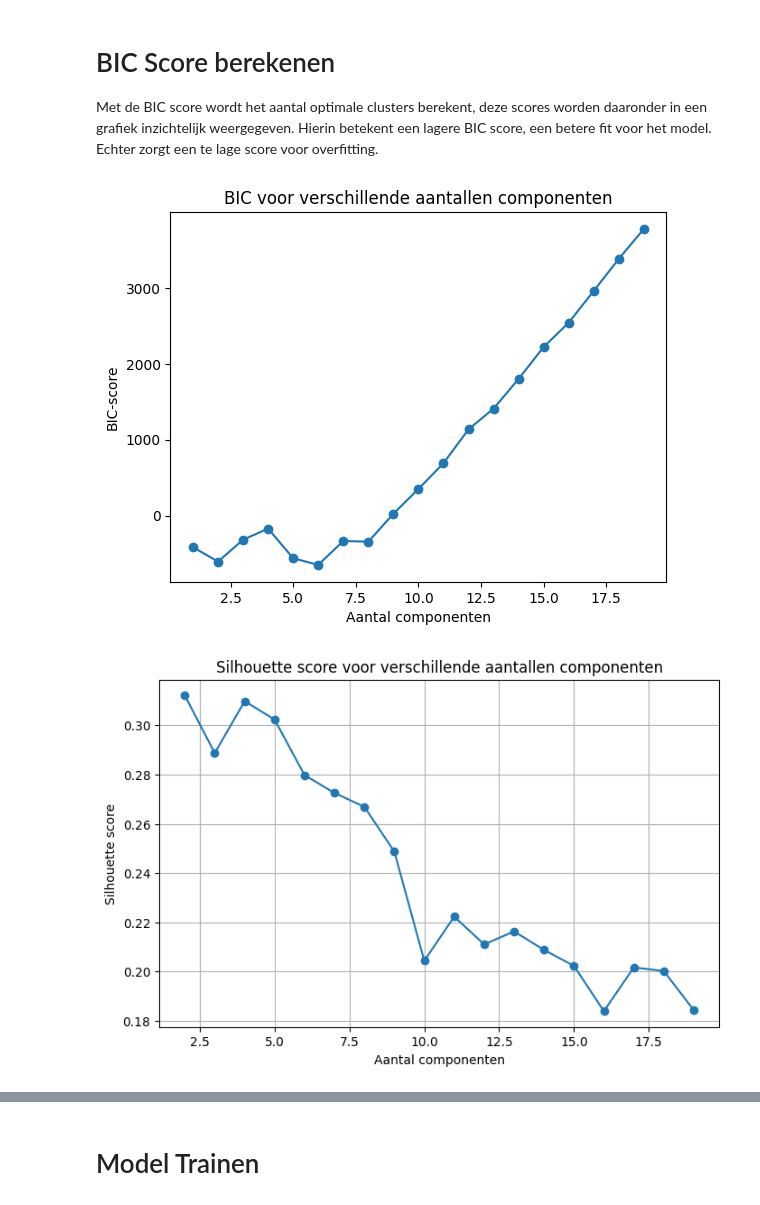
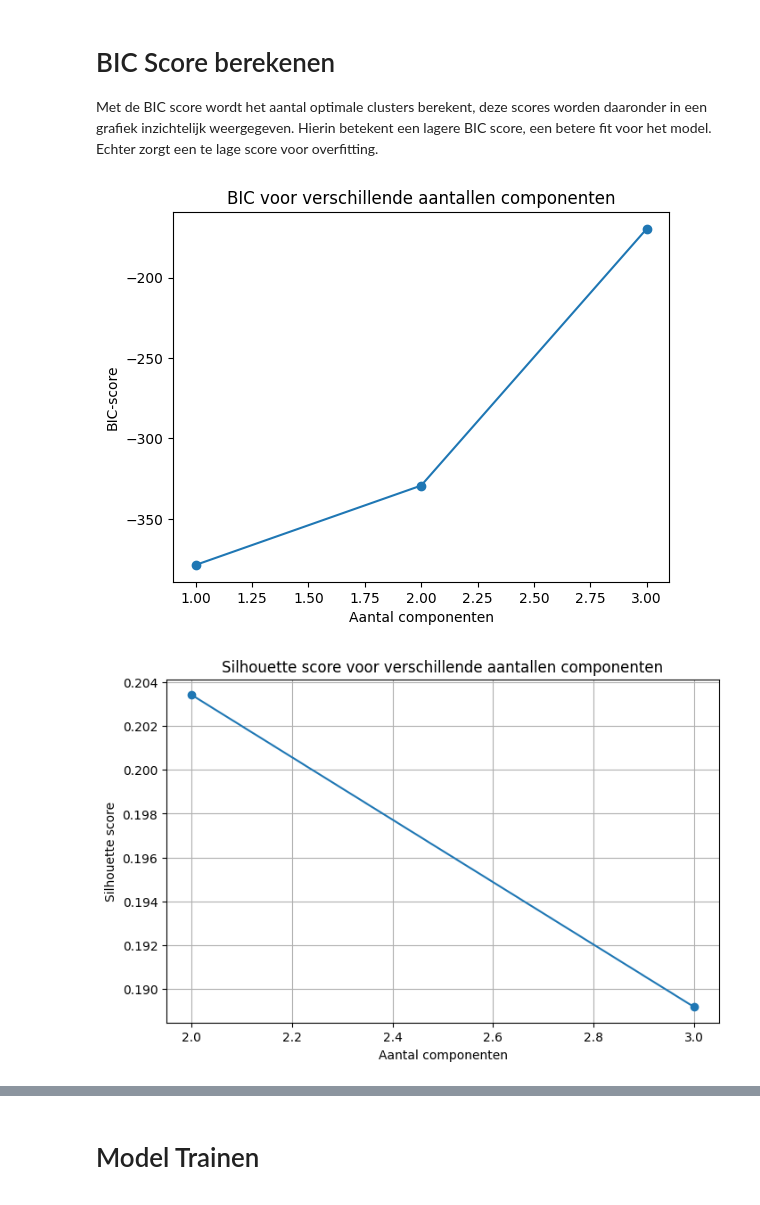
Before and after one commit to Alecvanspr/Proof_of_concept_karman_line, a Jupyter notebook: proof_of_concept.ipynb, the cells around one changed output, grey strips where cells are left out. Cells and saved outputs as stored; diff of their text form; code cells hidden in the pictures.

```diff
--- a/proof_of_concept.ipynb
+++ b/proof_of_concept.ipynb
@@ -57,10 +57,10 @@ df_filtered = df[df['total_sessions'] > 1]
 user_ids = df_filtered['user_id'].values
 
 features = [ 'ratio_finished', 'ratio_mistakes',
-            'goal_time', 'goal_finished_ratio', 'goal_finished_ratio',
-            'list_time', 'list_finished_ratio' , 'list_finished_ratio',
-            'check_time' , 'check_finished_ratio', 'check_finished_ratio',
-            'learn_time', 'learn_finished_ratio' , 'learn_finished_ratio',
+            'goal_time', 'goal_finished_ratio', 'goal_mistakes_ratio',
+            'list_time', 'list_finished_ratio' , 'list_mistakes_ratio',
+            'check_time' , 'check_finished_ratio', 'check_mistakes_ratio',
+            'learn_time', 'learn_finished_ratio' , 'learn_mistakes_ratio',
             'time' ]
 
 x = df_filtered[features].values
@@ -75,7 +75,7 @@ X_scaled = scaler.fit_transform(x)
 Met de BIC score wordt het aantal optimale clusters berekent, deze scores worden daaronder in een grafiek inzichtelijk weergegeven. Hierin betekent een lagere BIC score, een betere fit voor het model. Echter zorgt een te lage score voor overfitting.
 # %%
 #Range van aantal clusters bepaeln
-n_components = np.arange(1,20)
+n_components = np.arange(1,4)
 
 sil_scores = []
 bics = []
@@ -106,32 +106,32 @@ plt.figure(figsize=(8, 5))
 plt.plot(n_components, sil_scores, marker='o')
 plt.title("Silhouette score voor verschillende aantallen componenten")
 plt.xlabel("Aantal componenten")
 plt.ylabel("Silhouette score")
 plt.grid(True)
 plt.show()
 
 
 #Hier wordt een tweede plot gemaakt zodat deze twee scores samen gevisualiseerd kunnen worden
 fig, ax1 = plt.subplots(figsize=(10, 6))
 
 # Silhouette lijn
 color = 'tab:blue'
 ax1.set_xlabel('Aantal componenten (k)')
 ax1.set_ylabel('Silhouette score', color=color)
 ax1.plot(n_components, sil_scores, color=color, marker='o', label='Silhouette score')
 ax1.tick_params(axis='y', labelcolor=color)
 
 # Bic lijn
 ax2 = ax1.twinx()
 color = 'tab:red'
 ax2.set_ylabel('BIC-score', color=color)
 ax2.plot(n_components, bics, color=color, marker='s', label='BIC-score')
 ax2.tick_params(axis='y', labelcolor=color)
 
 # Titels en layout
 plt.title('Silhouette score en BIC voor verschillende aantallen componenten')
 fig.tight_layout()
 plt.show()
 # %% [output]
-[figure, old version]
+[figure, new version]
-[figure, old version]
+[figure, new version]
```
Also changed, not shown: parts of 10 cells of this notebook, 1 other file.
